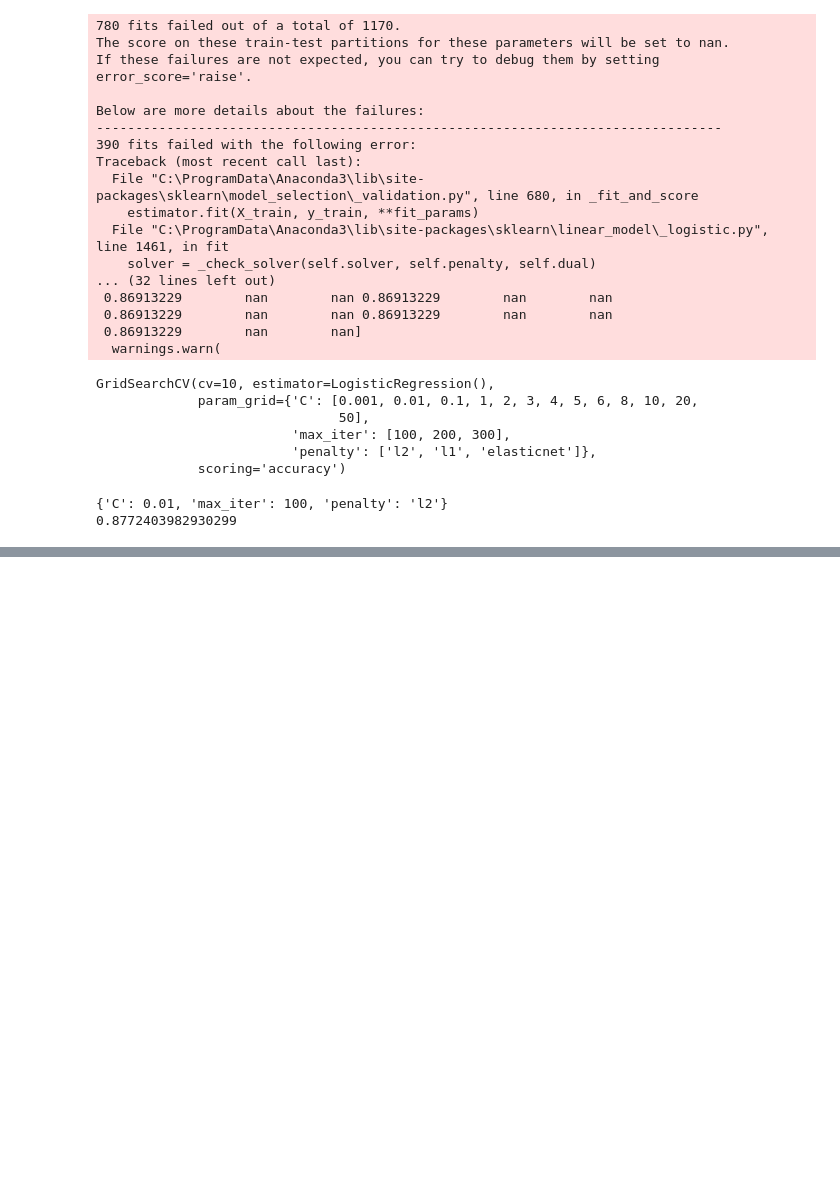
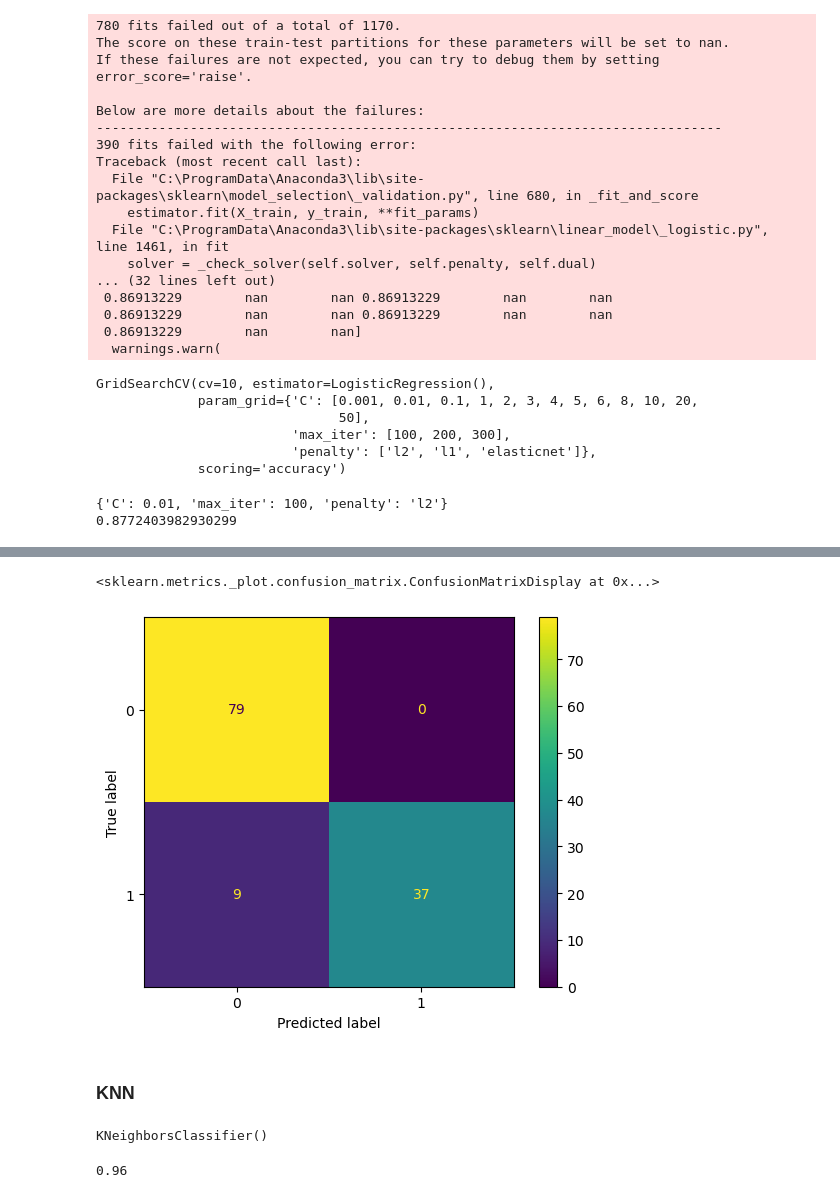
Before and after one commit to Arnav-Aeon/Student-Exam-Performance-Prediction, a Jupyter notebook: performance_prediction.ipynb, the cells around one changed output, grey strips where cells are left out. Drawn from its saved outputs; the diff is of its cells as text; code cells hidden in the pictures; blank space fills up the shorter version.

```diff
--- a/performance_prediction.ipynb
+++ b/performance_prediction.ipynb
@@ -143,0 +157,4 @@ ConfusionMatrixDisplay(cm).plot()
+# %%
+from sklearn.naive_bayes import GaussianNB
+gnb = GaussianNB()
+gnb.fit(X_train , y_train)
@@ -143,0 +167,4 @@ ConfusionMatrixDisplay(cm).plot()
+# %%
+y_pred = gnb.predict(X_test)
+from sklearn.metrics import confusion_matrix, ConfusionMatrixDisplay, classification_report
+print(classification_report(y_test, y_pred))
@@ -143,0 +180,18 @@ ConfusionMatrixDisplay(cm).plot()
+# %%
+cm = confusion_matrix(y_test, y_pred)
+ConfusionMatrixDisplay(cm).plot()
+# %% [output]
+<sklearn.metrics._plot.confusion_matrix.ConfusionMatrixDisplay at 0x...>
+[figure, added]
+# %% [markdown]
+### KNN
+# %%
+from sklearn.neighbors import KNeighborsClassifier
+knn = KNeighborsClassifier()
+knn.fit(X_train , y_train)
+# %% [output]
+KNeighborsClassifier()
+# %%
+knn.score(X_test, y_test)
+# %% [output]
+0.96
```
Also changed, not shown: parts of 11 cells of this notebook.
